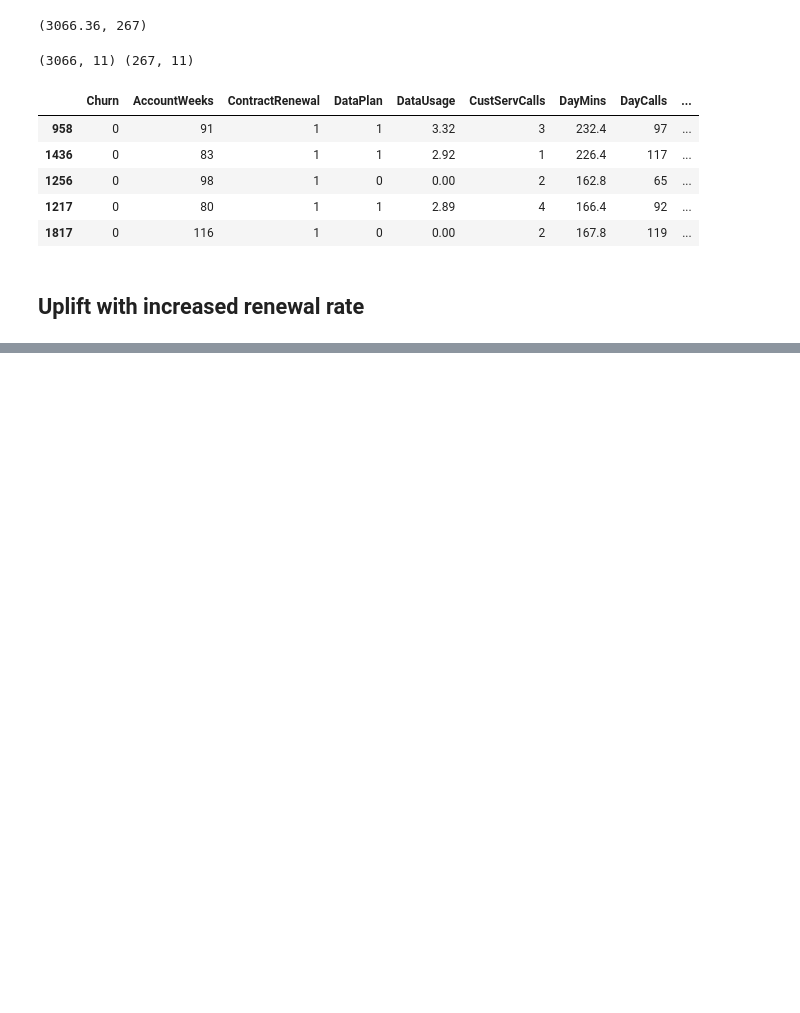
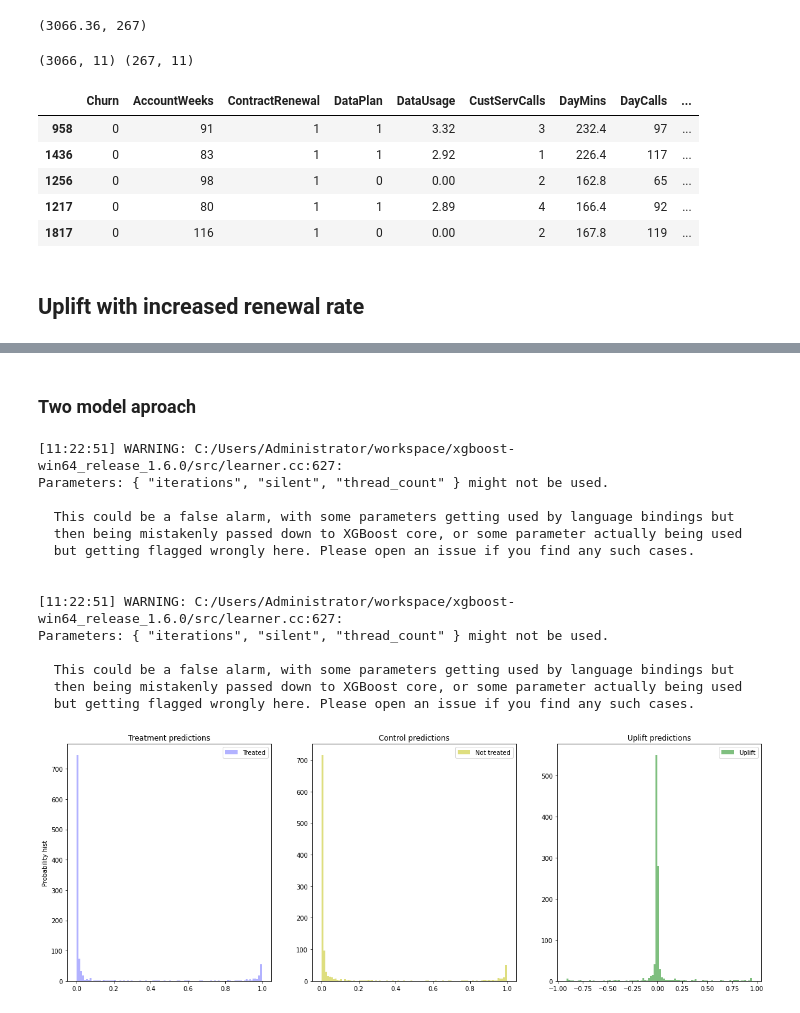
Before and after one commit to CarJung/Churn_exploration, a Jupyter notebook: Uplift_model.ipynb, the cells around one changed output, grey strips where cells are left out. Saved outputs shown, nothing was run; the diff lists cells and outputs as text; code cells hidden in the pictures; blank space fills up the shorter version.

```diff
--- a/Uplift_model.ipynb
+++ b/Uplift_model.ipynb
@@ -84,0 +125,7 @@ fabricated.head(2) # fabricated data after supposed campiang increasing renewal
+# %%
+uplift_sm = sm.predict(X_valid)
+
+sm_score = uplift_at_k(y_true=y_valid, uplift=uplift_sm, treatment=treat_val, strategy='by_group', k=0.3)
+# %%
+models_results['approach'].append('SoloModel')
+models_results['uplift@30%'].append(sm_score)
@@ -84,0 +167,38 @@ fabricated.head(2) # fabricated data after supposed campiang increasing renewal
+# %% [markdown]
+### Two model aproach
+# %%
+from sklift.models import TwoModels
+
+
+tm = TwoModels(
+    estimator_trmnt=XGBClassifier(iterations=20, thread_count=2, random_state=42, silent=True),
+    estimator_ctrl=XGBClassifier(iterations=20, thread_count=2, random_state=42, silent=True),
+    method='vanilla'
+)
+tm = tm.fit(
+    X_train, y_train, treat_train)
+
+uplift_tm = tm.predict(X_valid)
+
+tm_score = uplift_at_k(y_true=y_valid, uplift=uplift_tm, treatment=treat_val, strategy='by_group', k=0.3)
+
+models_results['approach'].append('TwoModels')
+models_results['uplift@30%'].append(tm_score)
+
+plot_uplift_preds(trmnt_preds=tm.trmnt_preds_, ctrl_preds=tm.ctrl_preds_);
+# %% [output]
+[11:22:51] WARNING: C:/Users/Administrator/workspace/xgboost-win64_release_1.6.0/src/learner.cc:627:
+Parameters: { "iterations", "silent", "thread_count" } might not be used.
+
+  This could be a false alarm, with some parameters getting used by language bindings but
+  then being mistakenly passed down to XGBoost core, or some parameter actually being used
+  but getting flagged wrongly here. Please open an issue if you find any such cases.
+
+
+[11:22:51] WARNING: C:/Users/Administrator/workspace/xgboost-win64_release_1.6.0/src/learner.cc:627:
+Parameters: { "iterations", "silent", "thread_count" } might not be used.
+
+  This could be a false alarm, with some parameters getting used by language bindings but
+  then being mistakenly passed down to XGBoost core, or some parameter actually being used
+  but getting flagged wrongly here. Please open an issue if you find any such cases.
+[figure, added]
```
Also changed, not shown: parts of 8 cells of this notebook, 1 other file.
